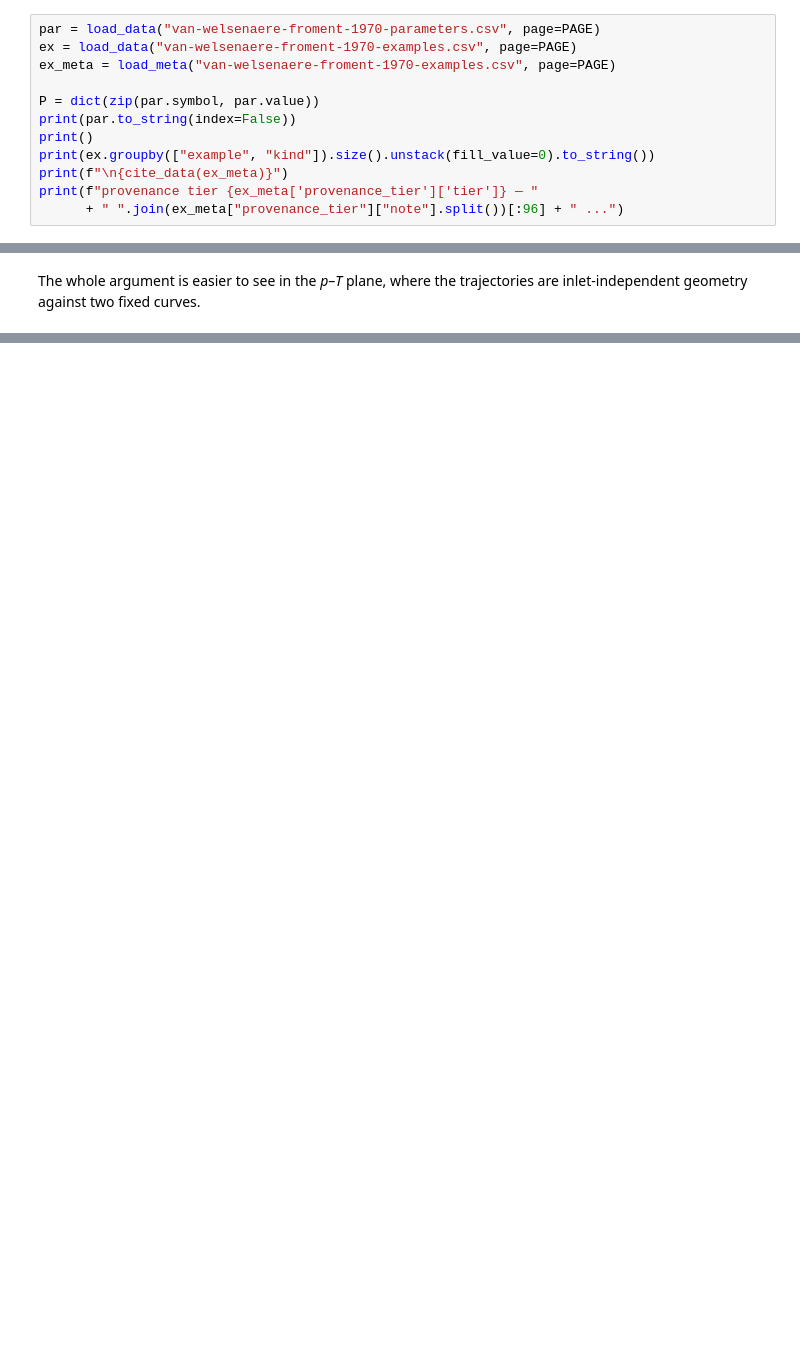
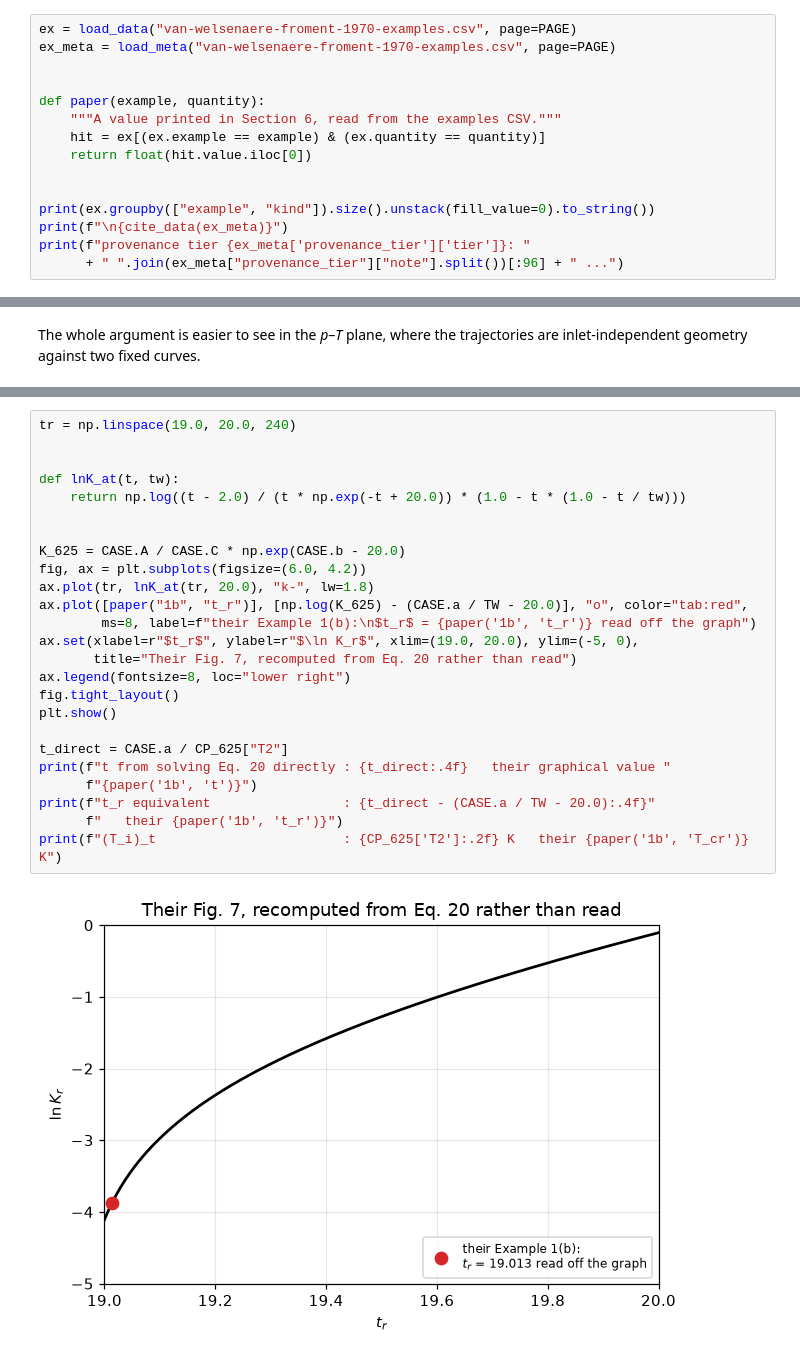
Before and after one commit to computational-chemical-engineering/pymrm-gallery, a Jupyter notebook: pages/D2.2-van-welsenaere-froment-runaway/index.ipynb, the cells around one changed output, grey strips where cells are left out. Drawn from its saved outputs; the diff is of its cells as text; blank space fills up the shorter version.

```diff
--- a/pages/D2.2-van-welsenaere-froment-runaway/index.ipynb
+++ b/pages/D2.2-van-welsenaere-froment-runaway/index.ipynb
@@ -184,15 +213,18 @@ validated against a published reference solution in the same sense as
 `kind` column separates the two, because a criterion value and an integration
 value test different things and should not be pooled.
 # %%
-par = load_data("van-welsenaere-froment-1970-parameters.csv", page=PAGE)
 ex = load_data("van-welsenaere-froment-1970-examples.csv", page=PAGE)
 ex_meta = load_meta("van-welsenaere-froment-1970-examples.csv", page=PAGE)
 
-P = dict(zip(par.symbol, par.value))
-print(par.to_string(index=False))
-print()
+
+def paper(example, quantity):
+    """A value printed in Section 6, read from the examples CSV."""
+    hit = ex[(ex.example == example) & (ex.quantity == quantity)]
+    return float(hit.value.iloc[0])
+
+
 print(ex.groupby(["example", "kind"]).size().unstack(fill_value=0).to_string())
 print(f"\n{cite_data(ex_meta)}")
-print(f"provenance tier {ex_meta['provenance_tier']['tier']} — "
+print(f"provenance tier {ex_meta['provenance_tier']['tier']}: "
       + " ".join(ex_meta["provenance_tier"]["note"].split())[:96] + " ...")
 # %% [output]
@@ -511,0 +578,27 @@ plt.show()
+# %%
+tr = np.linspace(19.0, 20.0, 240)
+
+
+def lnK_at(t, tw):
+    return np.log((t - 2.0) / (t * np.exp(-t + 20.0)) * (1.0 - t * (1.0 - t / tw)))
+
+
+K_625 = CASE.A / CASE.C * np.exp(CASE.b - 20.0)
+fig, ax = plt.subplots(figsize=(6.0, 4.2))
+ax.plot(tr, lnK_at(tr, 20.0), "k-", lw=1.8)
+ax.plot([paper("1b", "t_r")], [np.log(K_625) - (CASE.a / TW - 20.0)], "o", color="tab:red",
+        ms=8, label=f"their Example 1(b):\n$t_r$ = {paper('1b', 't_r')} read off the graph")
+ax.set(xlabel=r"$t_r$", ylabel=r"$\ln K_r$", xlim=(19.0, 20.0), ylim=(-5, 0),
+       title="Their Fig. 7, recomputed from Eq. 20 rather than read")
+ax.legend(fontsize=8, loc="lower right")
+fig.tight_layout()
+plt.show()
+
+t_direct = CASE.a / CP_625["T2"]
+print(f"t from solving Eq. 20 directly : {t_direct:.4f}   their graphical value "
+      f"{paper('1b', 't')}")
+print(f"t_r equivalent                 : {t_direct - (CASE.a / TW - 20.0):.4f}"
+      f"   their {paper('1b', 't_r')}")
+print(f"(T_i)_t                        : {CP_625['T2']:.2f} K   their {paper('1b', 'T_cr')} K")
+# %% [output]
+[figure, added]
```
Also changed, not shown: parts of 41 cells of this notebook, 9 other files.
